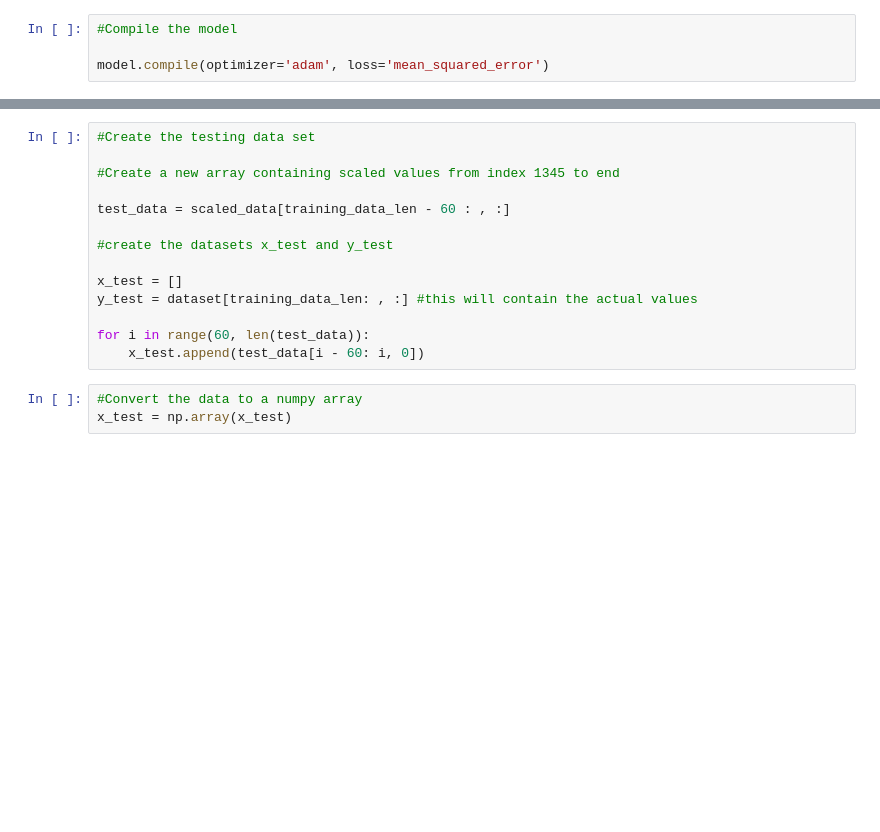
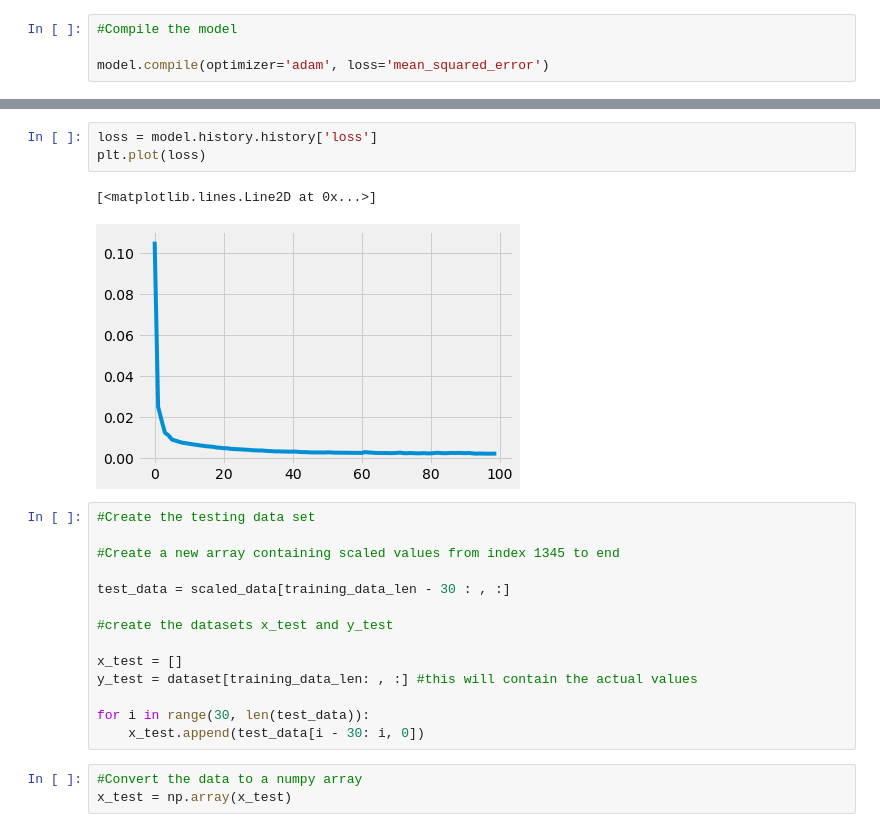
Before and after one commit to Shashank-Karna/Stock_Prediction, a Jupyter notebook: stock_prediction.ipynb, the cells around one changed output, grey strips where cells are left out. Saved outputs shown, nothing was run; the diff lists cells and outputs as text; blank space fills up the shorter version.

```diff
--- a/stock_prediction.ipynb
+++ b/stock_prediction.ipynb
@@ -116,18 +146,24 @@ model.fit(x_train, y_train, batch_size=1, epochs=1)
 <keras.callbacks.History at 0x...>
+# %%
+loss = model.history.history['loss']
+plt.plot(loss)
+# %% [output]
+[<matplotlib.lines.Line2D at 0x...>]
+[figure, added]
 # %%
 #Create the testing data set
 
 #Create a new array containing scaled values from index 1345 to end
 
-test_data = scaled_data[training_data_len - 60 : , :]
+test_data = scaled_data[training_data_len - 30 : , :]
 
 #create the datasets x_test and y_test
 
 x_test = []
 y_test = dataset[training_data_len: , :] #this will contain the actual values
 
-for i in range(60, len(test_data)):
-    x_test.append(test_data[i - 60: i, 0])
+for i in range(30, len(test_data)):
+    x_test.append(test_data[i - 30: i, 0])
 # %%
 #Convert the data to a numpy array
 x_test = np.array(x_test)
```
Also changed, not shown: parts of 44 cells of this notebook, 6 other files.
